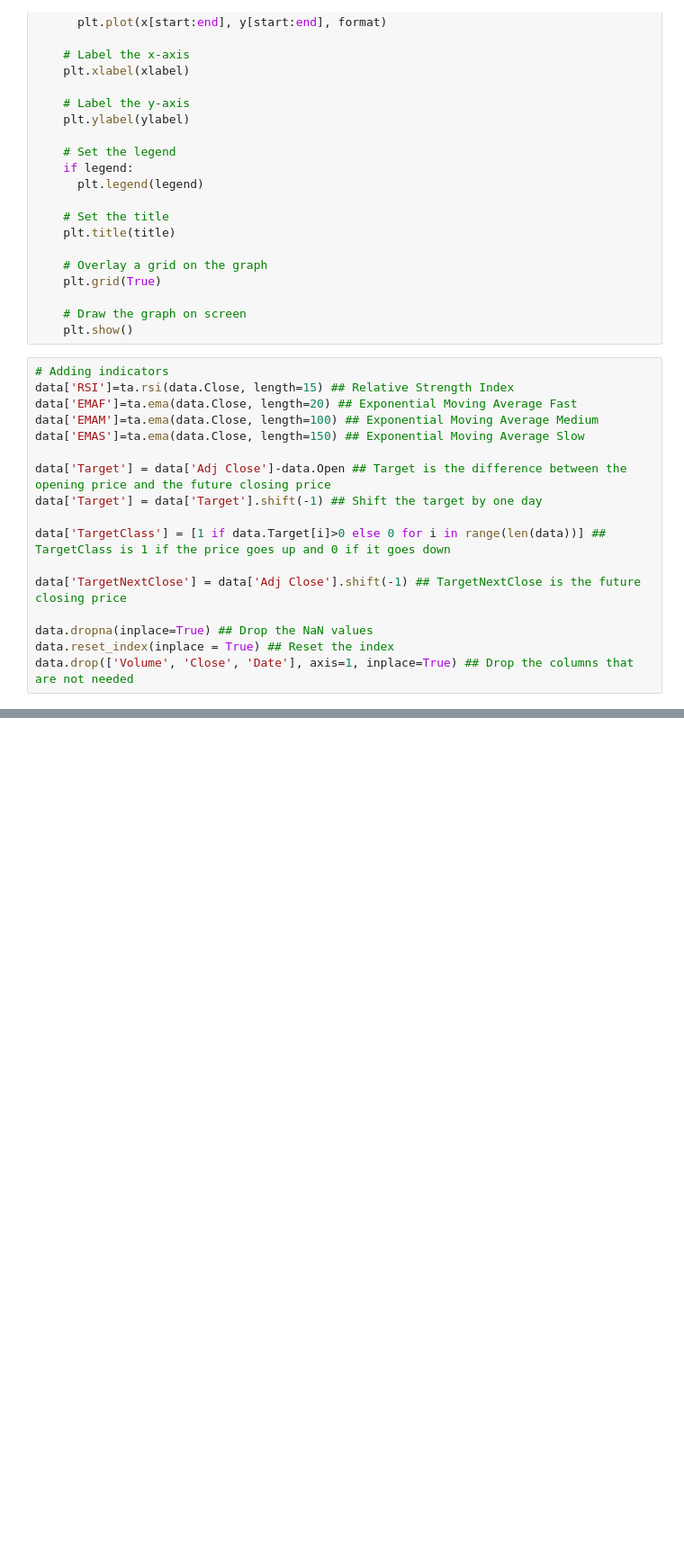
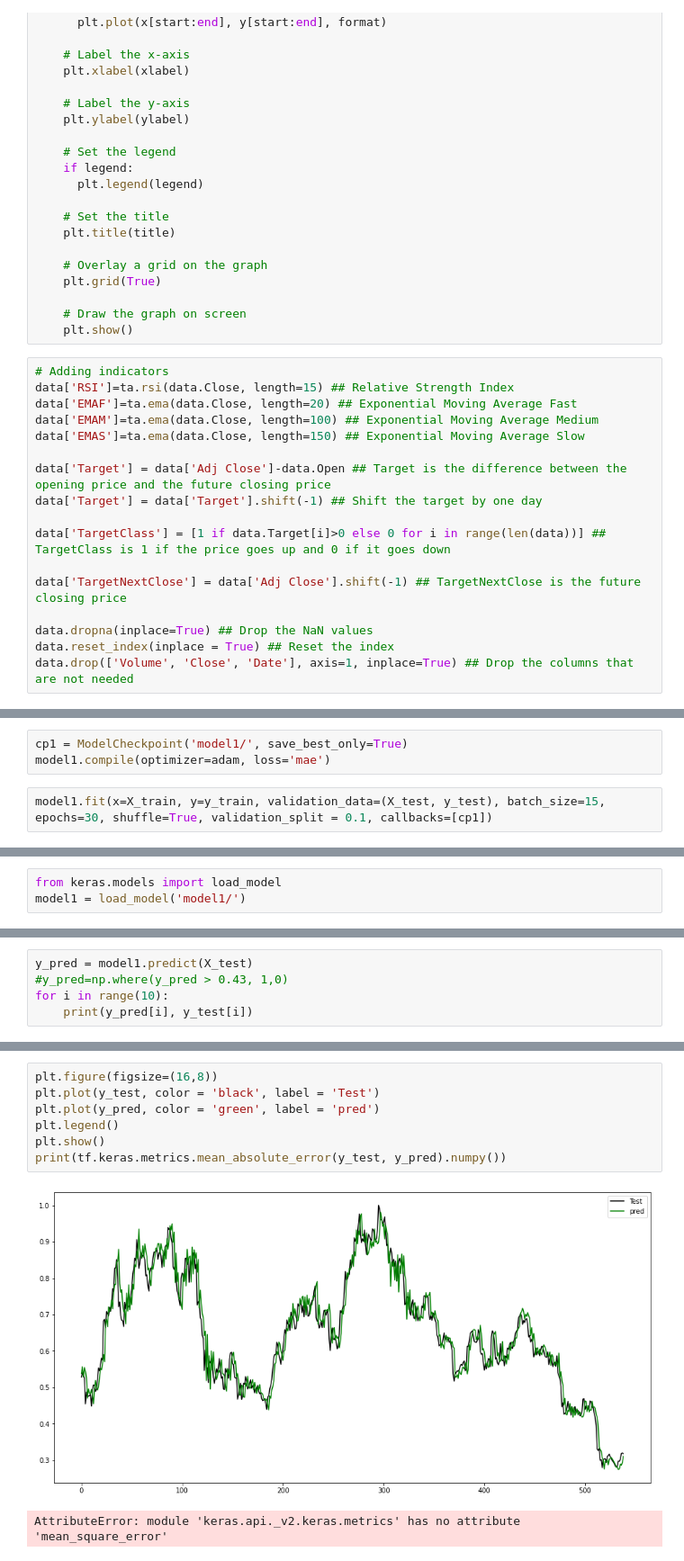
Before and after one commit to Pierciest/financial-analysis-for-crypto-currencies, a Jupyter notebook: LSTM.ipynb, the cells around one changed output, grey strips where cells are left out. Shown at 90% size. Drawn from its saved outputs; the diff is of its cells as text; blank space fills up the shorter version.

```diff
--- a/LSTM.ipynb
+++ b/LSTM.ipynb
@@ -126,0 +259,5 @@ ModuleNotFoundError: No module named 'sklearn'
+# %%
+cp1 = ModelCheckpoint('model1/', save_best_only=True)
+model1.compile(optimizer=adam, loss='mae')
+# %%
+model1.fit(x=X_train, y=y_train, validation_data=(X_test, y_test), batch_size=15, epochs=30, shuffle=True, validation_split = 0.1, callbacks=[cp1])
@@ -126,0 +287,3 @@ ModuleNotFoundError: No module named 'sklearn'
+# %%
+from keras.models import load_model
+model1 = load_model('model1/')
@@ -126,0 +293,5 @@ ModuleNotFoundError: No module named 'sklearn'
+# %%
+y_pred = model1.predict(X_test)
+#y_pred=np.where(y_pred > 0.43, 1,0)
+for i in range(10):
+    print(y_pred[i], y_test[i])
@@ -126,0 +310,10 @@ ModuleNotFoundError: No module named 'sklearn'
+# %%
+plt.figure(figsize=(16,8))
+plt.plot(y_test, color = 'black', label = 'Test')
+plt.plot(y_pred, color = 'green', label = 'pred')
+plt.legend()
+plt.show()
+print(tf.keras.metrics.mean_absolute_error(y_test, y_pred).numpy())
+# %% [output]
+[figure, added]
+AttributeError: module 'keras.api._v2.keras.metrics' has no attribute 'mean_square_error'
```
Also changed, not shown: parts of 10 cells of this notebook, 5 other files.
